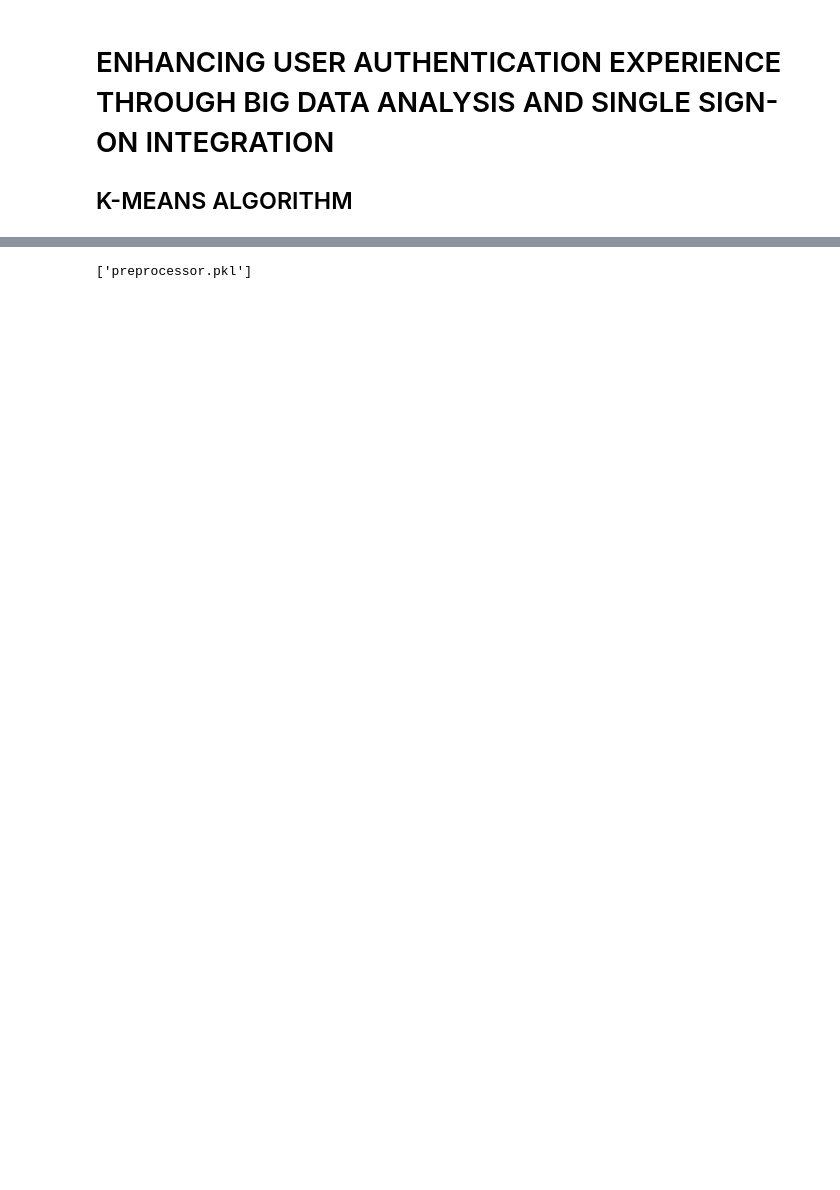
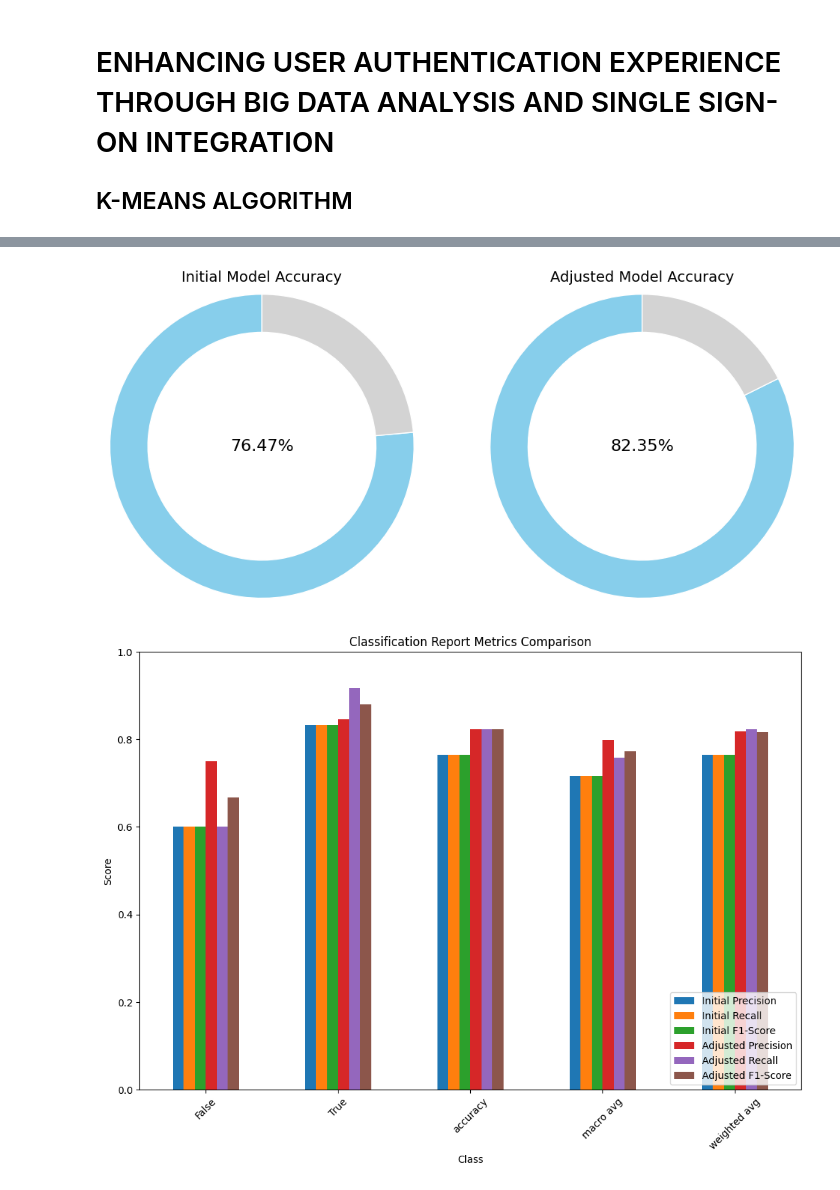
Before and after one commit to Nathius262/auth-insight, a Jupyter notebook: rd_user_auth.ipynb, the cells around one changed output, grey strips where cells are left out. Saved outputs shown, nothing was run; the diff lists cells and outputs as text; code cells hidden in the pictures; blank space fills up the shorter version.

Commit message:
improve random forest model

```diff
--- a/rd_user_auth.ipynb
+++ b/rd_user_auth.ipynb
@@ -180,11 +179,65 @@ plt.show()
-# %%
-import joblib
-
-# Save the model to a file
-joblib_file = "xgb_model.pkl"
-joblib.dump(random_search.best_estimator_, joblib_file)
-
-# Save the fitted preprocessor
-joblib.dump(X_train_preprocessed, 'preprocessor.pkl')
-# %% [output]
-['preprocessor.pkl']
+# %%
+# Visualization
+# Accuracy Donut Charts
+fig, (ax1, ax2) = plt.subplots(1, 2, figsize=(12, 6), subplot_kw=dict(aspect="equal"))
+
+# Initial accuracy donut chart
+wedges, texts = ax1.pie([initial_accuracy, 1 - initial_accuracy],
+                        radius=1.2, colors=['skyblue', 'lightgray'], startangle=90,
+                        wedgeprops=dict(width=0.3, edgecolor='w'))
+centre_circle = plt.Circle((0, 0), 0.70, fc='white')
+ax1.add_artist(centre_circle)
+ax1.set_title('Initial Model Accuracy', fontsize=14)
+ax1.text(0, 0, f'{initial_accuracy:.2%}', ha='center', va='center', fontsize=16)
+
+# Adjusted accuracy donut chart
+wedges, texts = ax2.pie([adjusted_accuracy, 1 - adjusted_accuracy],
+                        radius=1.2, colors=['skyblue', 'lightgray'], startangle=90,
+                        wedgeprops=dict(width=0.3, edgecolor='w'))
+centre_circle = plt.Circle((0, 0), 0.70, fc='white')
+ax2.add_artist(centre_circle)
+ax2.set_title('Adjusted Model Accuracy', fontsize=14)
+ax2.text(0, 0, f'{adjusted_accuracy:.2%}', ha='center', va='center', fontsize=16)
+
+plt.show()
+
+# Classification Report Metrics Comparison
+# Convert initial and adjusted reports to DataFrames, keeping only precision, recall, and f1-score
+initial_report_df = pd.DataFrame(initial_report).T[['precision', 'recall', 'f1-score']]
+adjusted_report_df = pd.DataFrame(adjusted_report).T[['precision', 'recall', 'f1-score']]
+
+# Rename columns for clarity
+initial_report_df.columns = ['Initial Precision', 'Initial Recall', 'Initial F1-Score']
+adjusted_report_df.columns = ['Adjusted Precision', 'Adjusted Recall', 'Adjusted F1-Score']
+
+# Combine DataFrames side by side for comparison
+report_comparison_df = pd.concat([initial_report_df, adjusted_report_df], axis=1)
+
+# Plot grouped bar chart
+report_comparison_df.plot(kind='bar', figsize=(12, 8))
+plt.title('Classification Report Metrics Comparison')
+plt.xlabel('Class')
+plt.ylabel('Score')
+plt.ylim(0, 1)
+plt.xticks(rotation=45)
+plt.legend(loc='lower right')
+plt.show()
+
+# ROC Curve Comparison
+fpr_initial, tpr_initial, _ = roc_curve(y_test, y_pred_proba)  # initial model ROC
+fpr_adjusted, tpr_adjusted, _ = roc_curve(y_test, y_pred_proba)  # adjusted model ROC (using same probabilities here)
+
+# Plot ROC curves for both initial and adjusted models
+plt.figure(figsize=(10, 6))
+plt.plot(fpr_initial, tpr_initial, color='blue', lw=2, linestyle='-', label=f'Initial ROC curve (AUC = {initial_roc_auc:.2f})')
+plt.plot(fpr_adjusted, tpr_adjusted, color='green', lw=2, linestyle='--', label=f'Adjusted ROC curve (AUC = {adjusted_roc_auc:.2f})')
+plt.plot([0, 1], [0, 1], color='gray', linestyle='--', lw=2)
+
+plt.xlabel('False Positive Rate')
+plt.ylabel('True Positive Rate')
+plt.title('ROC Curve Comparison')
+plt.legend(loc="lower right")
+plt.show()
+# %% [output]
+[figure, added]
+[figure, added]
```
Also changed, not shown: parts of 5 cells of this notebook.
